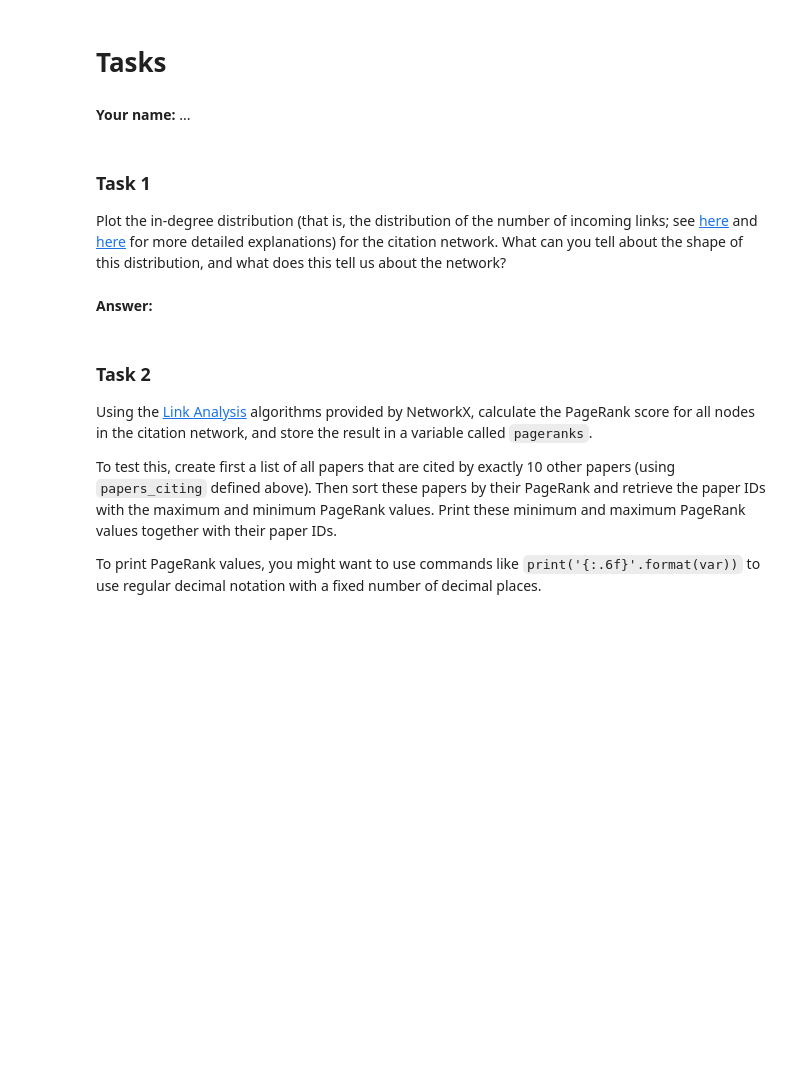
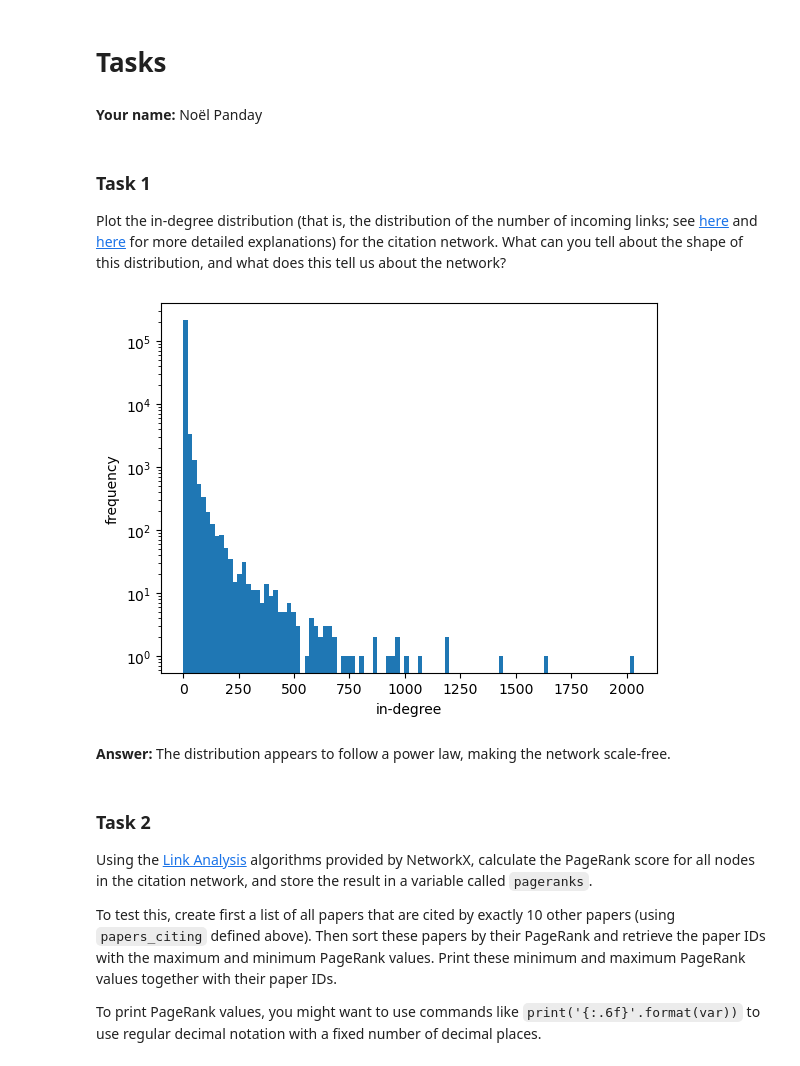
Before and after one commit to npandayVU/Ir2023, a Jupyter notebook: 05_analysis.ipynb, the cells around one changed output. Saved outputs shown, nothing was run; the diff lists cells and outputs as text; code cells hidden in the pictures; blank space fills up the shorter version.

```diff
--- a/05_analysis.ipynb
+++ b/05_analysis.ipynb
@@ -409,7 +409,7 @@ Now we are ready to use this package for our tasks.
 # %% [markdown]
 # Tasks
 # %% [markdown]
-**Your name:** ...
+**Your name:** Noël Panday
 # %% [markdown]
 ### Task 1
 
@@ -419,5 +417,14 @@ Plot the in-degree distribution (that is, the distribution of the number of inco
-# %% [markdown]
-**Answer:**
+# %%
+in_degrees = [G.in_degree(node) for node in G.nodes()]
+plt.hist(in_degrees, bins=100, log=True)
+plt.xlabel('in-degree')
+plt.ylabel('frequency')
+plt.show()
+# %% [output]
+[figure, added]
+# %% [markdown]
+**Answer:**
+The distribution appears to follow a power law, making the network scale-free.
 # %% [markdown]
 ### Task 2
 
```
Also changed, not shown: parts of 16 cells of this notebook.
